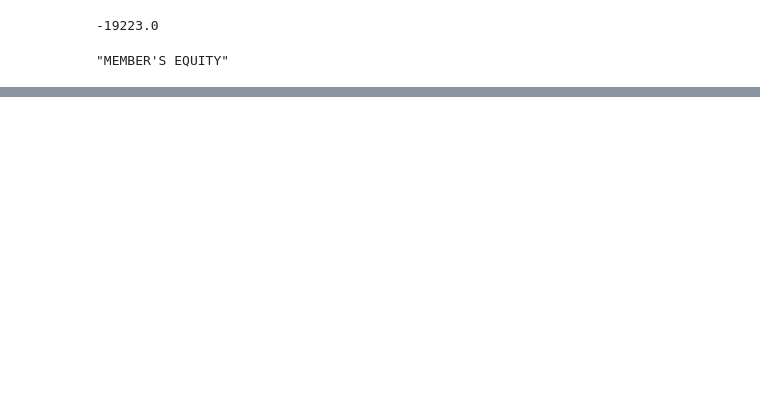
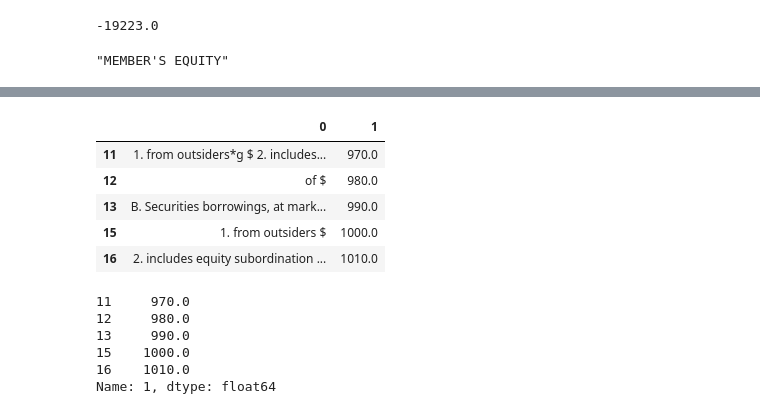
Before and after one commit to fernando-duarte/X17A5, a Jupyter notebook: buildDatabase.ipynb, the cells around one changed output, grey strips where cells are left out. Cells and saved outputs as stored; diff of their text form; code cells hidden in the pictures; blank space fills up the shorter version.

```diff
--- a/buildDatabase.ipynb
+++ b/buildDatabase.ipynb
@@ -306,0 +289,20 @@ error / len(selections)
+# %%
+a = df[df.columns[1:3]].dropna()
+# %%
+a
+# %% [output]
+|  | 0 | 1 |
+| 11 | 1. from outsiders*g $ 2. includes... | 970.0 |
+| 12 | of $ | 980.0 |
+| 13 | B. Securities borrowings, at mark... | 990.0 |
+| 15 | 1. from outsiders $ | 1000.0 |
+| 16 | 2. includes equity subordination ... | 1010.0 |
+# %%
+a[a.columns[1]].apply(cleanNumeric)
+# %% [output]
+11     970.0
+12     980.0
+13     990.0
+15    1000.0
+16    1010.0
+Name: 1, dtype: float64
```
Also changed, not shown: parts of 14 cells of this notebook.
